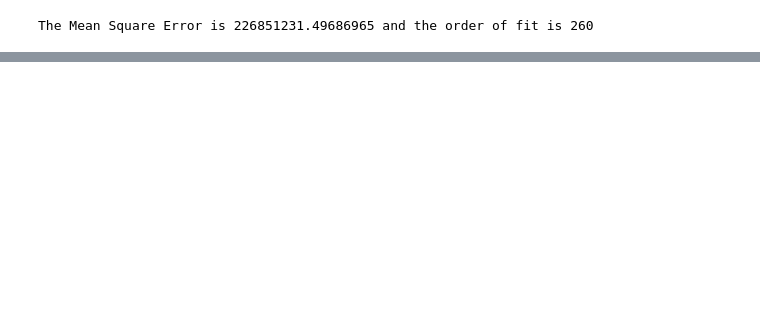
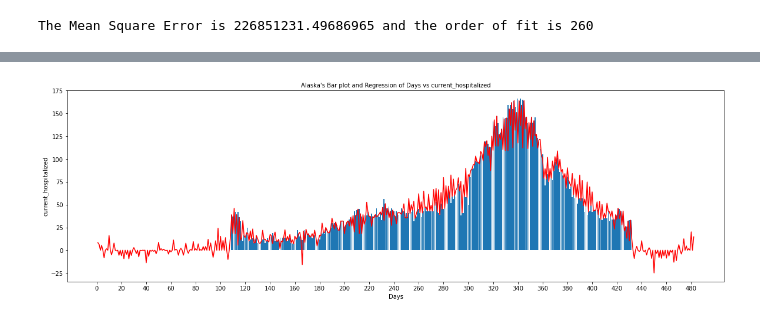
Before and after one commit to nickabcarius/ECS171_Group_5, a Jupyter notebook: ECS 171 Project processing dataset.ipynb, the cells around one changed output, grey strips where cells are left out. Cells and saved outputs as stored; diff of their text form; code cells hidden in the pictures; blank space fills up the shorter version.

```diff
--- a/ECS 171 Project processing dataset.ipynb
+++ b/ECS 171 Project processing dataset.ipynb
@@ -172,0 +166,15 @@ hello
+# %%
+def PlotBar(state, input_col):
+    for key in dict:
+        if dict[key]['subregion1_name'][0] == state:
+            df_state = dict[key]
+            break
+    x = np.array(df_state['ndays'])
+    y = np.array(df_state[input_col])
+
+    plt.rcParams['figure.figsize'] = (20,6)
+    plt.bar(list(x), list(y))
+    plt.xticks(np.arange(0, max(x)+1, 20))
+    plt.xlabel('Days', size = 10)
+    plt.ylabel(input_col, size = 10)
+    plt.title("{0}'s Bar plot of Days vs {1}".format(state, input_col), size = 10)
@@ -172,0 +185,20 @@ hello
+# %%
+def BarAndRegression(state, input_col):
+    PlotBar(state, input_col)
+    for key in dict:
+        if dict[key]['subregion1_name'][0] == state:
+            df_state = dict[key]
+            break
+    x = np.array(df_state['ndays'])
+    y = np.array(df_state[input_col])
+
+    order = FitOrder(x,y)
+    model = LinearRegression()
+    model.fit(x,y,order)
+    n = model.predict()
+    plt.plot(x,n, color = 'r')
+    plt.title("{0}'s Bar plot and Regression of Days vs {1}".format(state, input_col), size = 10)
+# %%
+BarAndRegression("Alaska", 'current_hospitalized')
+# %% [output]
+[figure, added]
```
Also changed, not shown: parts of 9 cells of this notebook.
